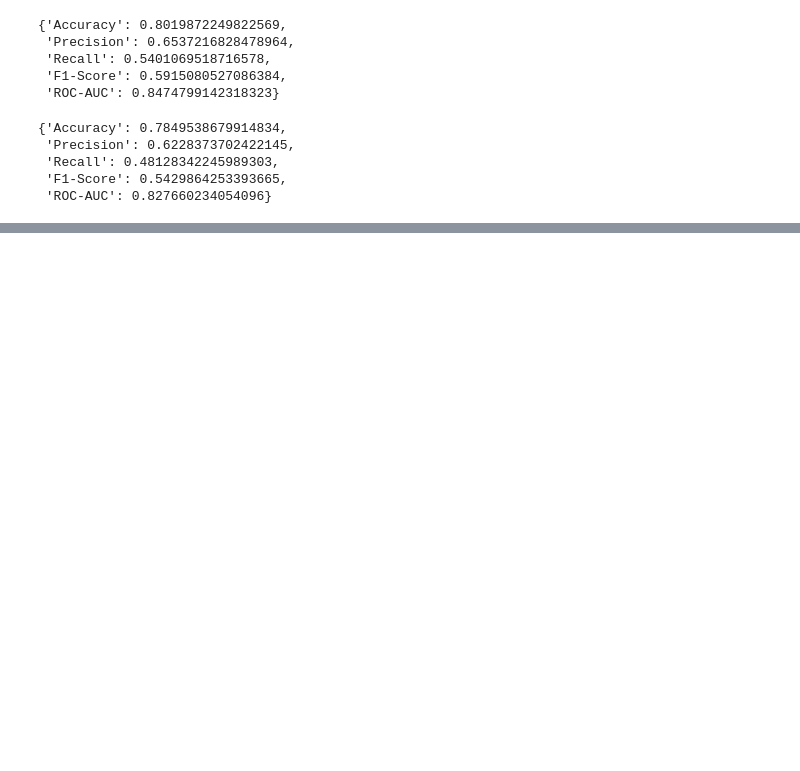
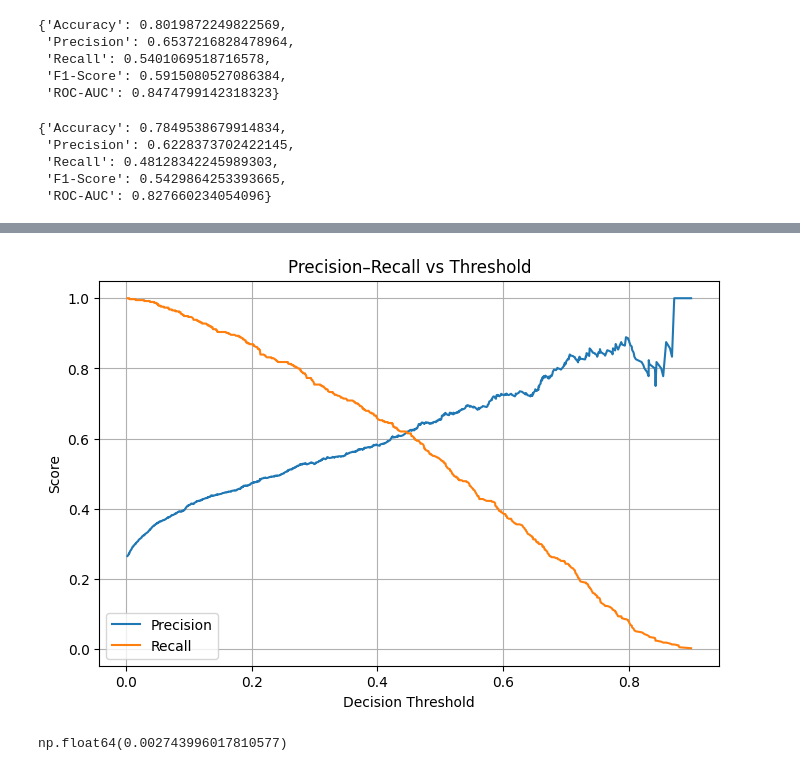
Before and after one commit to N-Dlamini/customer-churn-prediction, a Jupyter notebook: notebooks/04_modeling.ipynb, the cells around one changed output, grey strips where cells are left out. Saved outputs shown, nothing was run; the diff lists cells and outputs as text; code cells hidden in the pictures; blank space fills up the shorter version.

```diff
--- a/notebooks/04_modeling.ipynb
+++ b/notebooks/04_modeling.ipynb
@@ -157,0 +272,29 @@ NameError: name 'pd' is not defined
+# %%
+from sklearn.metrics import precision_recall_curve
+import numpy as np
+import matplotlib.pyplot as plt
+
+# Predict probabilities for class 1 (Churn)
+y_scores = log_model.predict_proba(X_test)[:, 1]
+
+precisions, recalls, thresholds = precision_recall_curve(y_test, y_scores)
+
+plt.figure(figsize=(8,5))
+plt.plot(thresholds, precisions[:-1], label='Precision')
+plt.plot(thresholds, recalls[:-1], label='Recall')
+plt.xlabel("Decision Threshold")
+plt.ylabel("Score")
+plt.title("Precision–Recall vs Threshold")
+plt.legend()
+plt.grid(True)
+plt.show()
+
+# Find threshold where Recall >= 0.85
+desired_recall = 0.85
+idx = np.argmax(recalls >= desired_recall)
+best_threshold = thresholds[idx] if idx < len(thresholds) else None
+
+best_threshold
+# %% [output]
+[figure, added]
+np.float64(0.002743996017810577)
```
Also changed, not shown: parts of 14 cells of this notebook, 2 other files.
